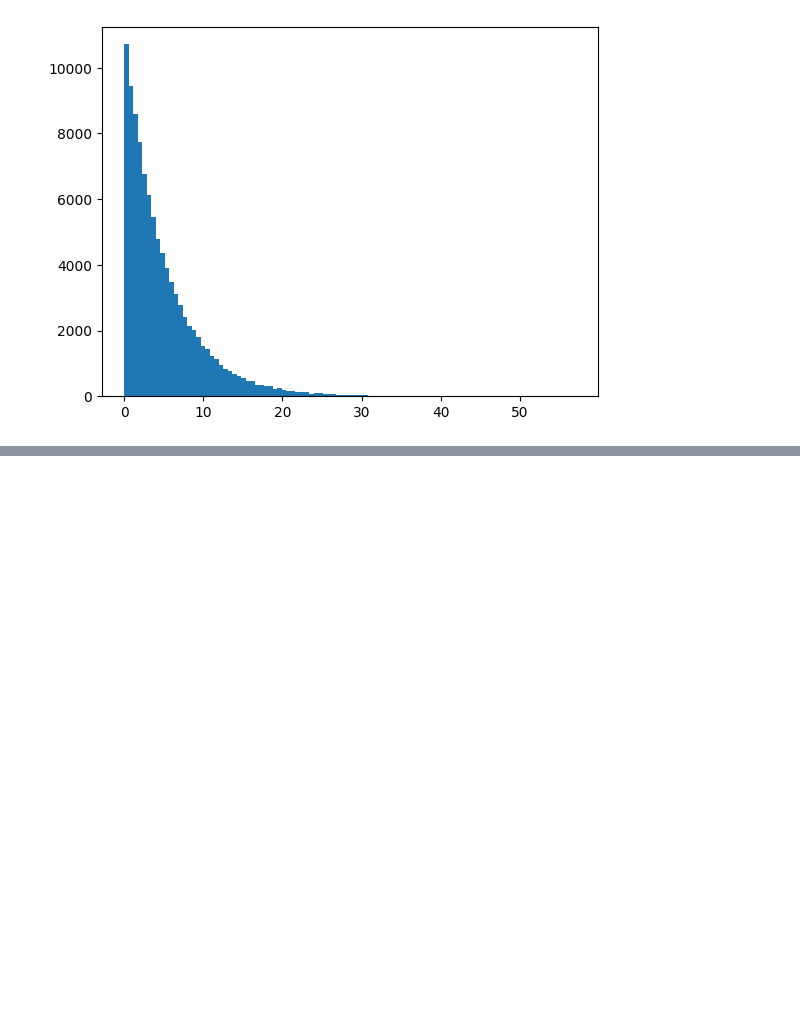
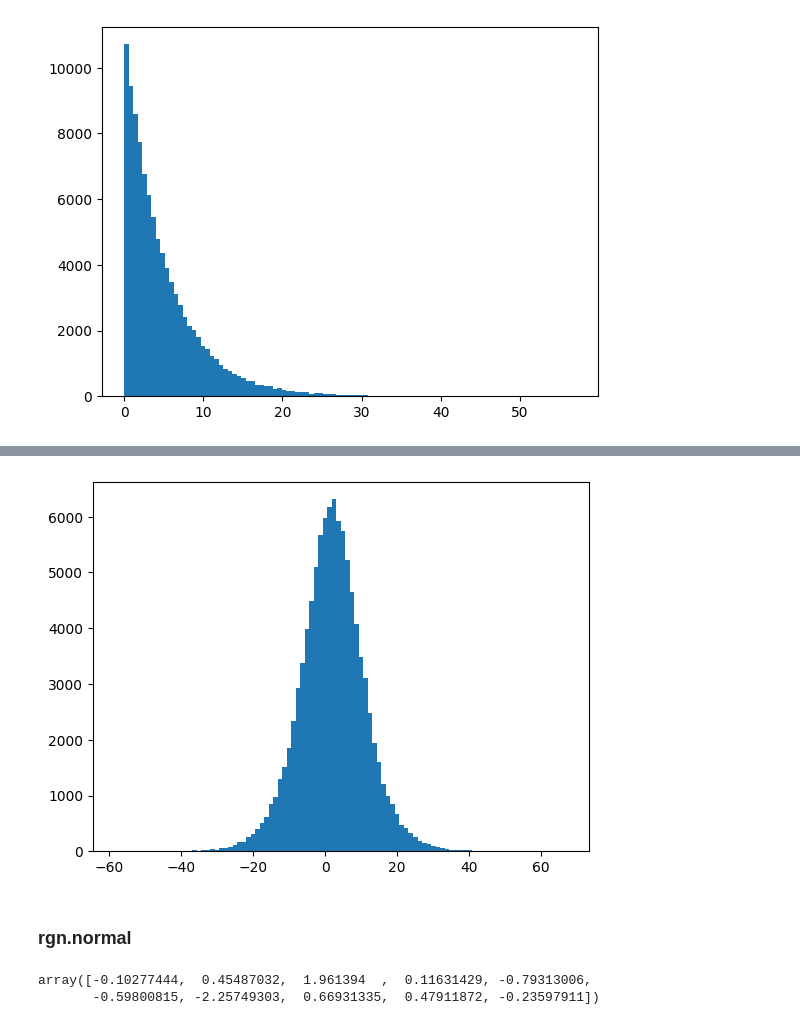
Before and after one commit to Joao-Inacio/NumPy-Essencial-para-Desenvolvedores-Python, a Jupyter notebook: 0.6_Numeros_aleatorios/num.ipynb, the cells around one changed output, grey strips where cells are left out. Cells and saved outputs as stored; diff of their text form; code cells hidden in the pictures; blank space fills up the shorter version.

```diff
--- a/0.6_Numeros_aleatorios/num.ipynb
+++ b/0.6_Numeros_aleatorios/num.ipynb
@@ -232,0 +251,11 @@ plt.hist(rng.exponential(scale=5, size=100_000), bins=100);
+# %%
+plt.hist(rng.logistic(loc=2, scale=5, size=100_000), bins=100);
+# %% [output]
+[figure, added]
+# %% [markdown]
+### rgn.normal
+# %%
+rng.normal(loc=0, scale=1, size=10)
+# %% [output]
+array([-0.10277444,  0.45487032,  1.961394  ,  0.11631429, -0.79313006,
+       -0.59800815, -2.25749303,  0.66931335,  0.47911872, -0.23597911])
```
Also changed, not shown: parts of 9 cells of this notebook.
